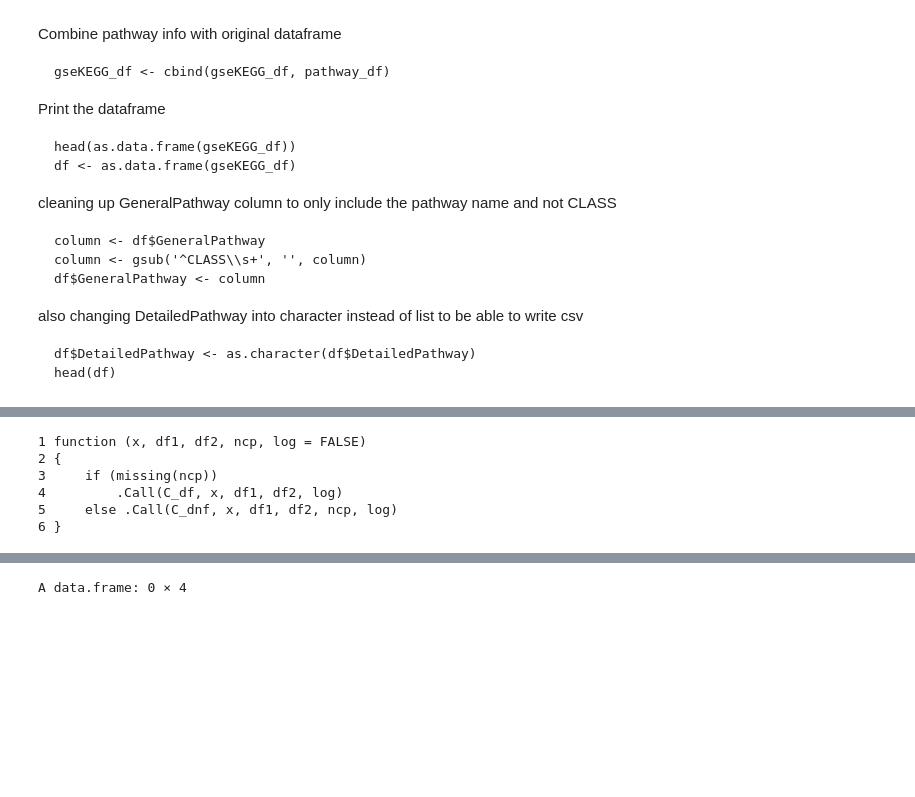
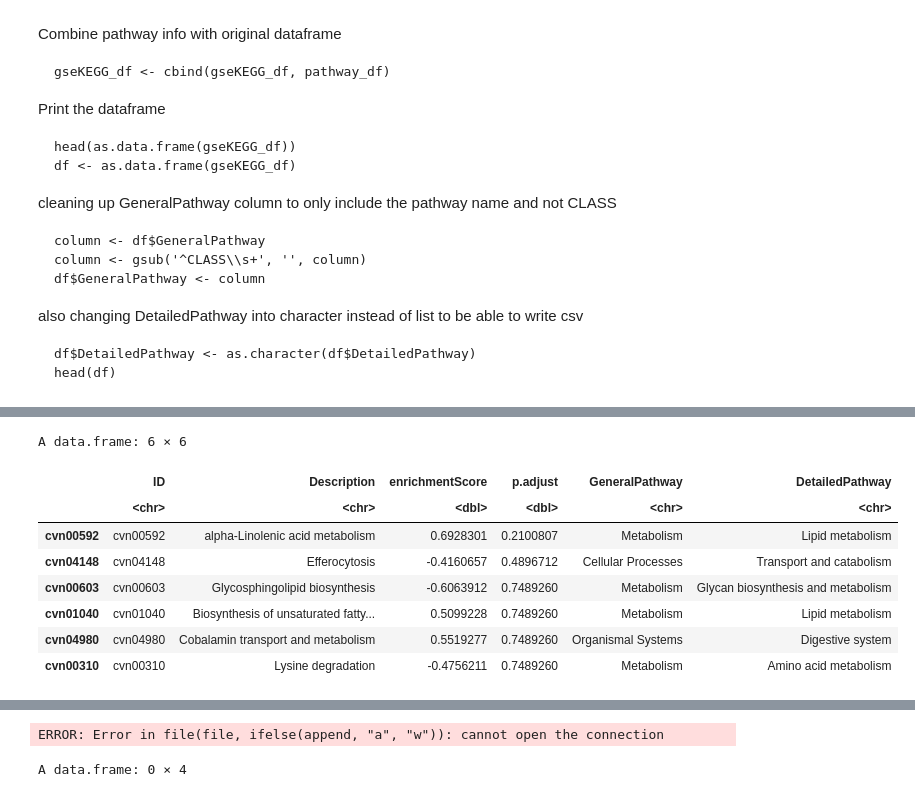
Before and after one commit to jgmcdonough/CE18_methylRAD_analysis, a Jupyter notebook: analysis/DMGs_analysis/KEGG_HCgenes_2.0.ipynb, the cells around one changed output, grey strips where cells are left out. Saved outputs shown, nothing was run; the diff lists cells and outputs as text; code cells hidden in the pictures; blank space fills up the shorter version.

```diff
--- a/analysis/DMGs_analysis/KEGG_HCgenes_2.0.ipynb
+++ b/analysis/DMGs_analysis/KEGG_HCgenes_2.0.ipynb
@@ -245,11 +328,14 @@ ERROR: Error in eval(expr, envir, enclos): object 'get_pathway_names' not found
 # %%
 CC_df <- df
 head(CC_df)
-write.csv(CC_df, '/project/pi_sarah_gignouxwolfsohn_uml_edu/julia/CE_MethylRAD_analysis_2018/analysis/deseq_res_files/KEGG_CC_HC.csv')
+write.csv(CC_df, '/project/pi_sarah_gignouxwolfsohn_uml_edu/julia/CE_MethylRAD_analysis_2018/analysis/deseq_res_files/geneFeatures_res/KEGG_pathwaysv/KEGG_CC_HC.csv')
 # %% [output]
-1 function (x, df1, df2, ncp, log = FALSE)
-2 {
-3     if (missing(ncp))
-4         .Call(C_df, x, df1, df2, log)
-5     else .Call(C_dnf, x, df1, df2, ncp, log)
-6 }
+A data.frame: 6 × 6
+|  | ID | Description | enrichmentScore | p.adjust | GeneralPathway | DetailedPathway |
+|  | <chr> | <chr> | <dbl> | <dbl> | <chr> | <chr> |
+| cvn00592 | cvn00592 | alpha-Linolenic acid metabolism | 0.6928301 | 0.2100807 | Metabolism | Lipid metabolism |
+| cvn04148 | cvn04148 | Efferocytosis | -0.4160657 | 0.4896712 | Cellular Processes | Transport and catabolism |
+| cvn00603 | cvn00603 | Glycosphingolipid biosynthesis | -0.6063912 | 0.7489260 | Metabolism | Glycan biosynthesis and metabolism |
+| cvn01040 | cvn01040 | Biosynthesis of unsaturated fatty... | 0.5099228 | 0.7489260 | Metabolism | Lipid metabolism |
+| cvn04980 | cvn04980 | Cobalamin transport and metabolism | 0.5519277 | 0.7489260 | Organismal Systems | Digestive system |
+| cvn00310 | cvn00310 | Lysine degradation | -0.4756211 | 0.7489260 | Metabolism | Amino acid metabolism |
@@ -256,3 +344,4 @@ write.csv(CC_df, '/project/pi_sarah_gignouxwolfsohn_uml_edu/julia/CE_MethylRAD_a
+ERROR: Error in file(file, ifelse(append, "a", "w")): cannot open the connection
 # %%
 CC_df <- read.csv('/project/pi_sarah_gignouxwolfsohn_uml_edu/julia/CE_MethylRAD_analysis_2018/analysis/deseq_res_files/KEGG_CC_HC.csv')
 # %%
```
Also changed, not shown: parts of 8 cells of this notebook, 1 other file.
